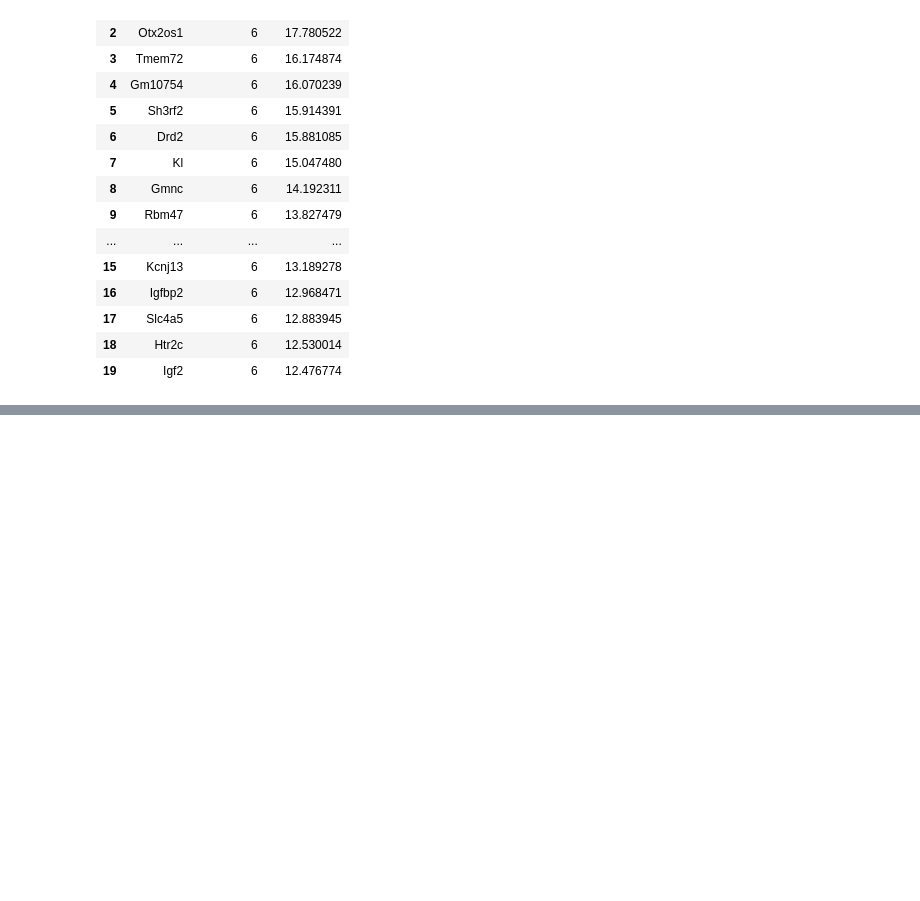
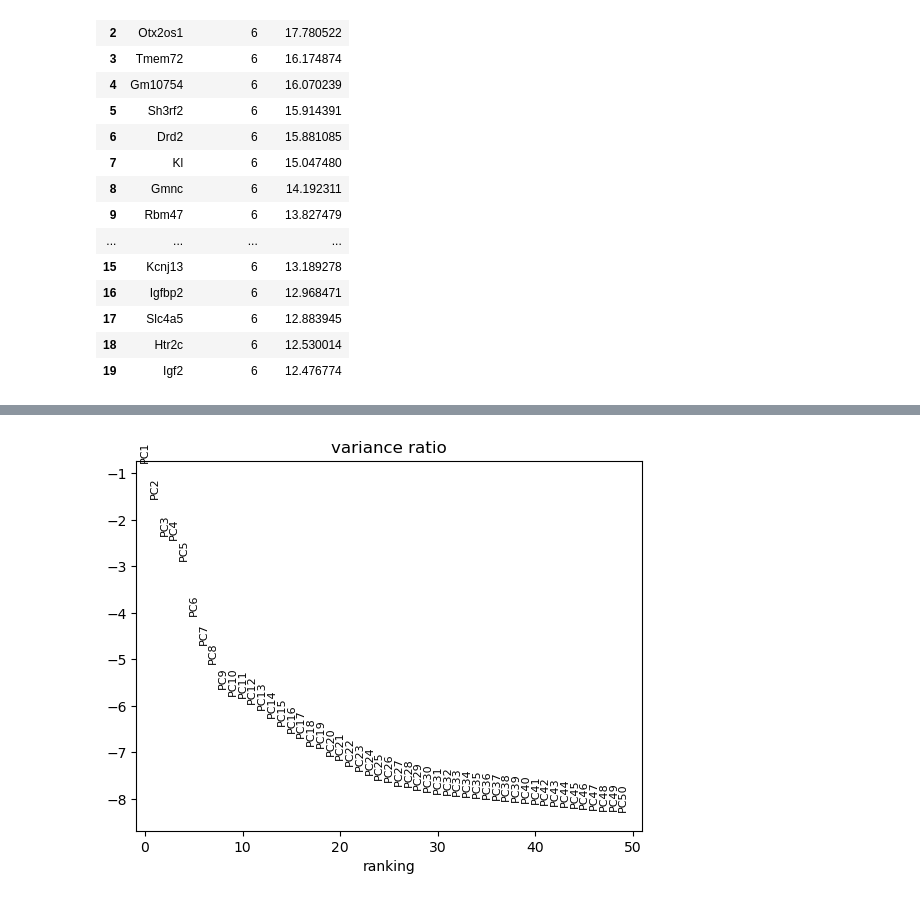
Before and after one commit to christoffermattssonlangseth/KaroSpaceDataWrangling, a Jupyter notebook: notebooks/dbit_batch_rna_atac_panels.ipynb, the cells around one changed output, grey strips where cells are left out. Drawn from its saved outputs; the diff is of its cells as text; code cells hidden in the pictures; blank space fills up the shorter version.

```diff
--- a/notebooks/dbit_batch_rna_atac_panels.ipynb
+++ b/notebooks/dbit_batch_rna_atac_panels.ipynb
@@ -301,0 +311,2 @@ ValueError: WRITE_COMBINED=True requires WRITE_PER_SAMPLE=True and written sampl
+# %%
+combined.obs['condition'] = combined.obs['sample_id'].str.split('_', expand = True)[0]
@@ -301,0 +349,6 @@ ValueError: WRITE_COMBINED=True requires WRITE_PER_SAMPLE=True and written sampl
+# %%
+sc.tl.pca(combined)
+sc.pl.pca_variance_ratio(combined, n_pcs=50, log=True)
+sc.pp.neighbors(combined, n_neighbors=15, n_pcs=30)
+# %% [output]
+[figure, added]
```
Also changed, not shown: parts of 9 cells of this notebook.
